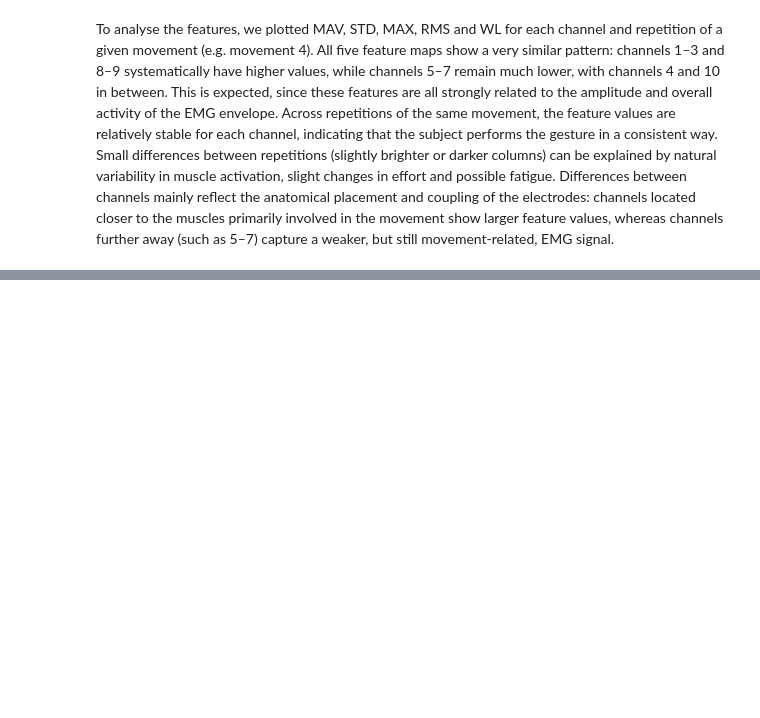
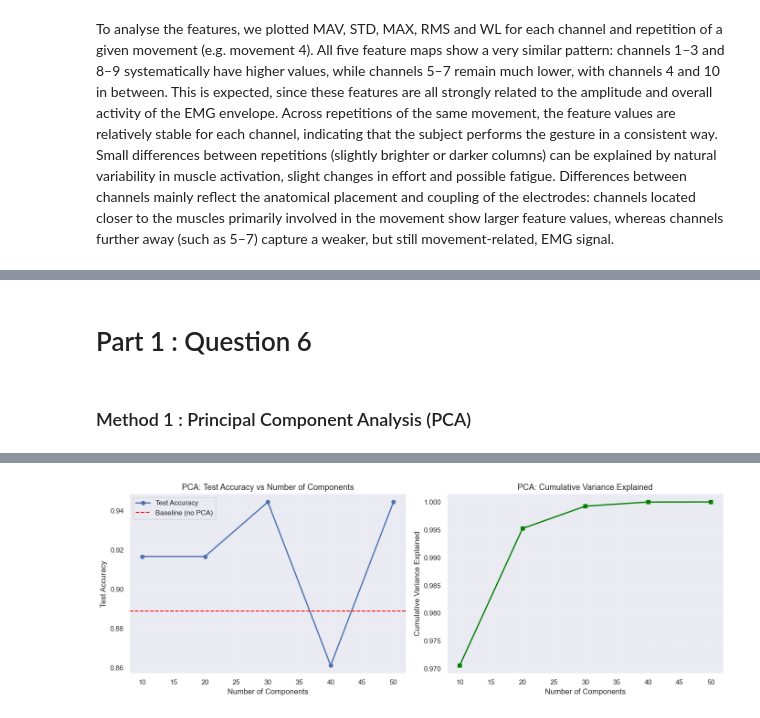
Before and after one commit to EliesAMilliti/NSSP_P2, a Jupyter notebook: part1.ipynb, the cells around one changed output, grey strips where cells are left out. Saved outputs shown, nothing was run; the diff lists cells and outputs as text; code cells hidden in the pictures; blank space fills up the shorter version.

```diff
--- a/part1.ipynb
+++ b/part1.ipynb
@@ -410,0 +723,2 @@ To analyse the features, we plotted MAV, STD, MAX, RMS and WL for each channel a
+# %% [markdown]
+# Part 1 : Question 6
@@ -410,0 +733,76 @@ To analyse the features, we plotted MAV, STD, MAX, RMS and WL for each channel a
+# %% [markdown]
+### Method 1 : Principal Component Analysis (PCA)
+# %%
+print("METHOD 1: PRINCIPAL COMPONENT ANALYSIS (PCA)")
+
+# Try different numbers of components
+n_components_list = [10, 20, 30, 40, 50]
+pca_results = {}
+
+for n_comp in n_components_list:
+    # Apply PCA
+    pca = PCA(n_components=n_comp, random_state=42)
+    X_train_pca = pca.fit_transform(X_train_scaled)
+    X_val_pca = pca.transform(X_val_scaled)
+    X_test_pca = pca.transform(X_test_scaled)
+
+    # Train model on PCA-transformed features
+    model_pca = type(best_model)(**best_model.get_params())
+    model_pca.fit(X_train_pca, y_train)
+
+    # Evaluate
+    val_acc = model_pca.score(X_val_pca, y_val)
+    test_acc = model_pca.score(X_test_pca, y_test)
+
+    pca_results[n_comp] = {
+        'val_acc': val_acc,
+        'test_acc': test_acc,
+        'variance_explained': pca.explained_variance_ratio_.sum()
+    }
+
+    print(f"\nPCA with {n_comp} components:")
+    print(f"  Variance explained: {pca.explained_variance_ratio_.sum():.4f}")
+    print(f"  Validation accuracy: {val_acc:.4f}")
+    print(f"  Test accuracy: {test_acc:.4f}")
+
+# Find best number of components
+best_n_comp = max(pca_results.items(), key=lambda x: x[1]['test_acc'])[0]
+print(f"\nBest number of PCA components: {best_n_comp}")
+
+# Visualize PCA results
+fig, axes = plt.subplots(1, 2, figsize=(14, 5))
+
+# Plot 1: Variance explained vs accuracy
+n_comps = list(pca_results.keys())
+var_explained = [pca_results[n]['variance_explained'] for n in n_comps]
+test_accs = [pca_results[n]['test_acc'] for n in n_comps]
+
+ax1 = axes[0]
+ax1.plot(n_comps, test_accs, 'o-', label='Test Accuracy', linewidth=2)
+ax1.axhline(y=accuracy, color='red', linestyle='--', label='Baseline (no PCA)')
+ax1.set_xlabel('Number of Components', fontsize=12)
+ax1.set_ylabel('Test Accuracy', fontsize=12)
+ax1.set_title('PCA: Test Accuracy vs Number of Components', fontsize=13)
+ax1.legend()
+ax1.grid(alpha=0.3)
+
+# Plot 2: Variance explained
+ax2 = axes[1]
+ax2.plot(n_comps, var_explained, 's-', color='green', linewidth=2)
+ax2.set_xlabel('Number of Components', fontsize=12)
+ax2.set_ylabel('Cumulative Variance Explained', fontsize=12)
+ax2.set_title('PCA: Cumulative Variance Explained', fontsize=13)
+ax2.grid(alpha=0.3)
+
+plt.tight_layout()
+plt.show()
+
+# Apply best PCA model
+pca_best = PCA(n_components=best_n_comp, random_state=42)
+X_train_pca_best = pca_best.fit_transform(X_train_scaled)
+X_test_pca_best = pca_best.transform(X_test_scaled)
+
+model_pca_best = type(best_model)(**best_model.get_params())
+model_pca_best.fit(X_train_pca_best, y_train)
+test_acc_pca = model_pca_best.score(X_test_pca_best, y_test)
+# %% [output]
@@ -410,0 +826 @@ To analyse the features, we plotted MAV, STD, MAX, RMS and WL for each channel a
+[figure, added]
```
Also changed, not shown: parts of 31 cells of this notebook, 2 other files.
